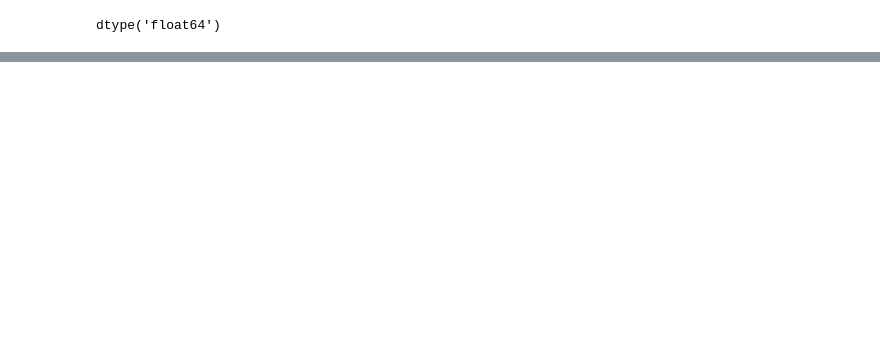
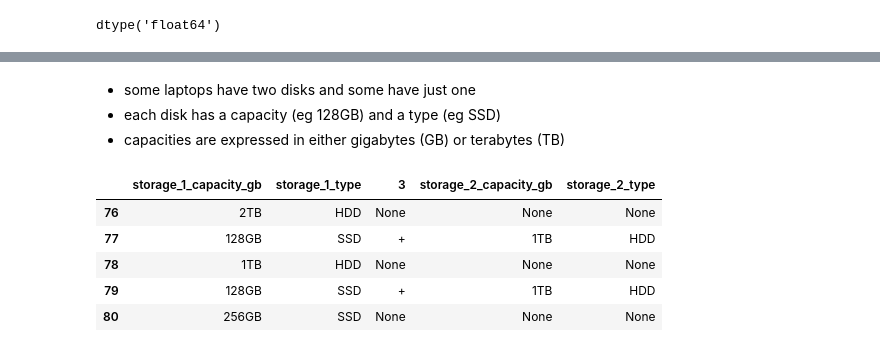
Before and after one commit to Jearny58/joes-dataquest, a Jupyter notebook: lessons/data-cleaning-basics/data-cleaning-basics.ipynb, the cells around one changed output, grey strips where cells are left out. Saved outputs shown, nothing was run; the diff lists cells and outputs as text; code cells hidden in the pictures; blank space fills up the shorter version.

```diff
--- a/lessons/data-cleaning-basics/data-cleaning-basics.ipynb
+++ b/lessons/data-cleaning-basics/data-cleaning-basics.ipynb
@@ -309,0 +312,13 @@ dtype('float64')
+# %%
+mapping_dict = {
+    'Android': 'Android',
+    'Chrome OS': 'Chrome OS',
+    'Linux': 'Linux',
+    'Mac OS': 'macOS',
+    'No OS': 'No OS',
+    'Windows': 'Windows',
+    'macOS': 'macOS'
+}
+
+# use Series.map() method with mapping_dict dictionary to correct the values in the os column
+laptops['os'] = laptops['os'].map(mapping_dict)
@@ -309,0 +406,5 @@ dtype('float64')
+# %%
+value_counts_before = laptops.loc[laptops["os_version"].isnull(), "os"].value_counts()
+laptops.loc[laptops["os"] == "macOS", "os_version"] = "X"
+
+value_counts_before
@@ -309,0 +418,8 @@ dtype('float64')
+# %%
+# use a boolean array to identify rows that have the value No OS for the os column
+# then use assignment to assign the value Version UNknown to the os_version column for those rows
+laptops.loc[laptops['os'] == 'No OS', 'os_version'] = 'Version Unknown'
+
+value_counts_after = laptops.loc[laptops['os_version'].isnull(), 'os'].value_counts()
+
+value_counts_after
@@ -309,0 +443,18 @@ dtype('float64')
+# %% [markdown]
+- some laptops have two disks and some have just one
+- each disk has a capacity (eg 128GB) and a type (eg SSD)
+- capacities are expressed in either gigabytes (GB) or terabytes (TB)
+# %%
+storage_split = laptops['storage'].str.rsplit(n=4, expand=True)
+
+storage_split.columns = ['storage_1_capacity_gb', 'storage_1_type',
+                         '3', 'storage_2_capacity_gb', 'storage_2_type']
+
+storage_split[76:81]
+# %% [output]
+|  | storage_1_capacity_gb | storage_1_type | 3 | storage_2_capacity_gb | storage_2_type |
+| 76 | 2TB | HDD | None | None | None |
+| 77 | 128GB | SSD | + | 1TB | HDD |
+| 78 | 1TB | HDD | None | None | None |
+| 79 | 128GB | SSD | + | 1TB | HDD |
+| 80 | 256GB | SSD | None | None | None |
```
Also changed, not shown: parts of 21 cells of this notebook.
